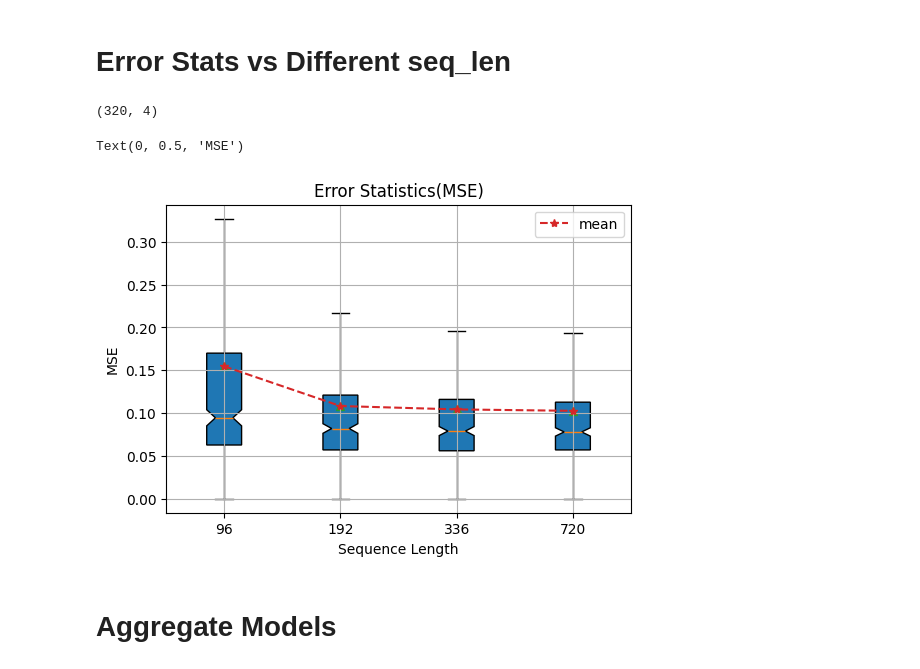
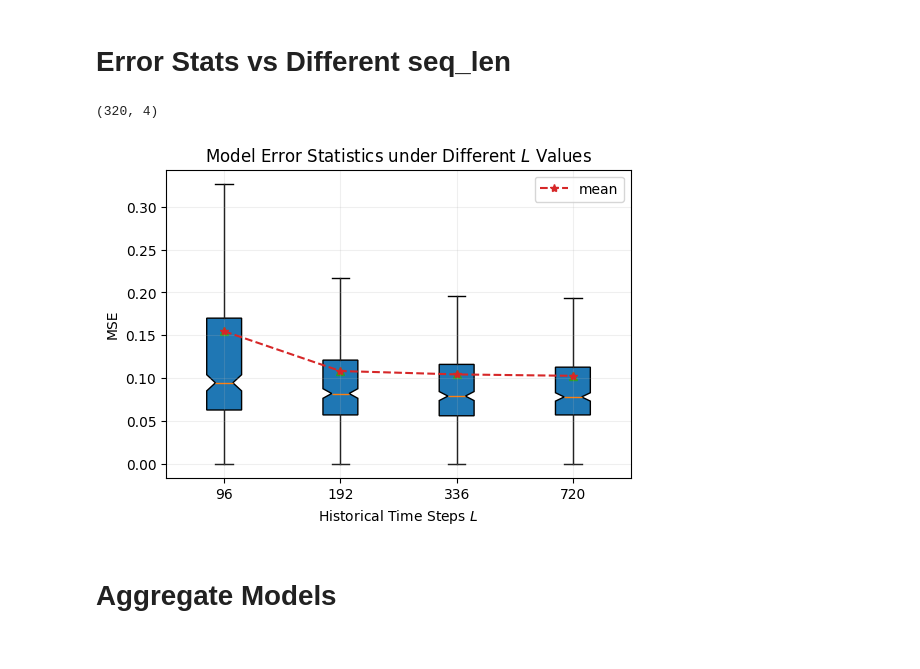
Before and after one commit to CaixiangFan/zkpet, a Jupyter notebook: src/plot.ipynb, the cells around one changed output. Cells and saved outputs as stored; diff of their text form; code cells hidden in the pictures.

```diff
--- a/src/plot.ipynb
+++ b/src/plot.ipynb
@@ -26,39 +26,38 @@ for model in model_names:
   data.append(mse)
 
 idx = ['96', '192', '336', '720']
 cols = list(dict.fromkeys(tg))
 
 x1 = np.reshape(data[0], (int(len(data[0])/len(idx)), len(idx)))
 x2 = np.reshape(data[1], (int(len(data[1])/len(idx)), len(idx)))
 x3 = np.reshape(data[2], (int(len(data[2])/len(idx)), len(idx)))
 
 print(x1.shape)
 x_mean = [np.mean(t) for t in x1.T]
 
 fig, ax = plt.subplots(figsize=(6, 4))
 showfliers = False
 showmeans = True
 patch_artist = True
 positions = np.arange(1, len(idx)+1)
 # print(positions)
 width = 0.3
 widths = tuple([width] * len(idx))
 
 ax.boxplot(x1, positions=positions, sym='k+', notch=1, showfliers=showfliers, zorder=1, showmeans=showmeans, patch_artist=patch_artist, boxprops=dict(facecolor="tab:blue"), widths=widths)
 # ax.boxplot(x2, positions=positions, sym='k+', notch=1, showfliers=showfliers, zorder=1, showmeans=showmeans, patch_artist=patch_artist, boxprops=dict(facecolor="tab:blue"), widths=widths)
 # ax.boxplot(x3, positions=positions + width, sym='k+', notch=1, showfliers=showfliers, zorder=1, showmeans=showmeans, patch_artist=patch_artist, boxprops=dict(facecolor="tab:blue"), widths=widths)
 ax.plot(positions, x_mean, '--', color='tab:red', marker='*', label='mean', zorder=2)
-ax.grid()
+ax.grid(alpha=0.2)
 ax.legend()
 ax.set_xticklabels(idx)
-ax.set_title("Error Statistics({})".format("MSE"))
-ax.set_xlabel('Sequence Length')
+ax.set_title("Model Error Statistics under Different {} Values".format('$\mathit{L}$'))
+ax.set_xlabel('Historical Time Steps {}'.format('$\mathit{L}$'))
 ax.set_ylabel("MSE")
-# plt.savefig('error_stat.pdf')
+fig.savefig('error_stat.pdf')
 # %% [output]
 (320, 4)
-Text(0, 0.5, 'MSE')
-[figure, old version]
+[figure, new version]
 # %% [markdown]
 # Aggregate Models
 # %%
```
Also changed, not shown: parts of 14 cells of this notebook, 12 other files.
